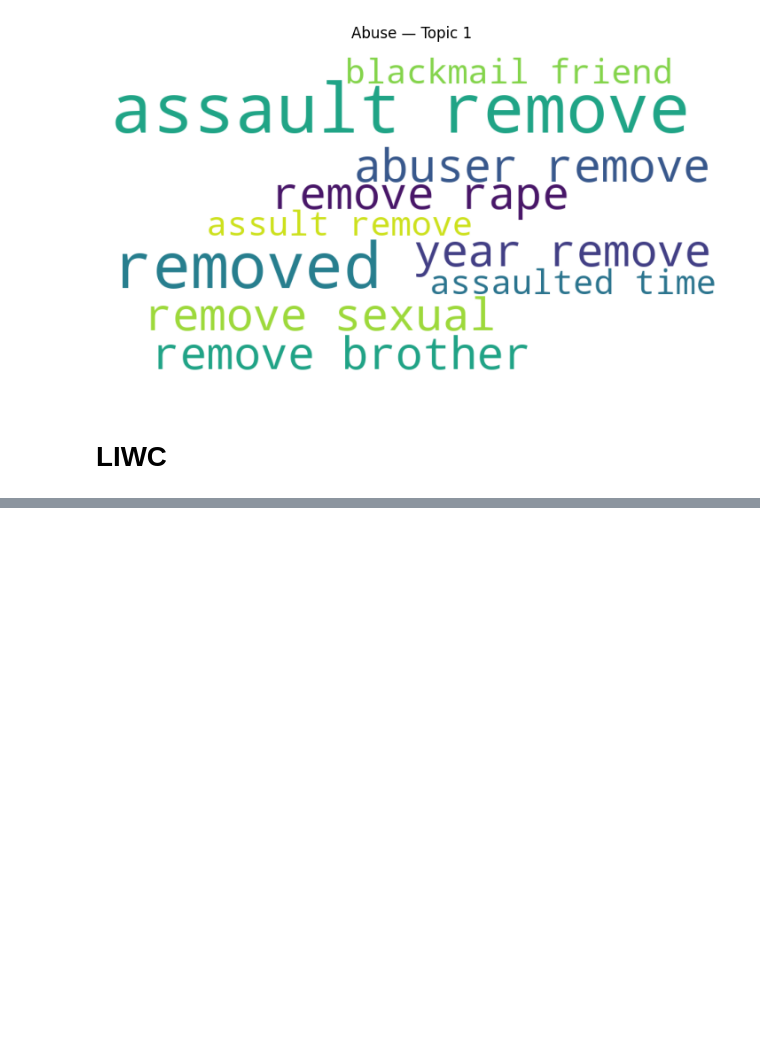
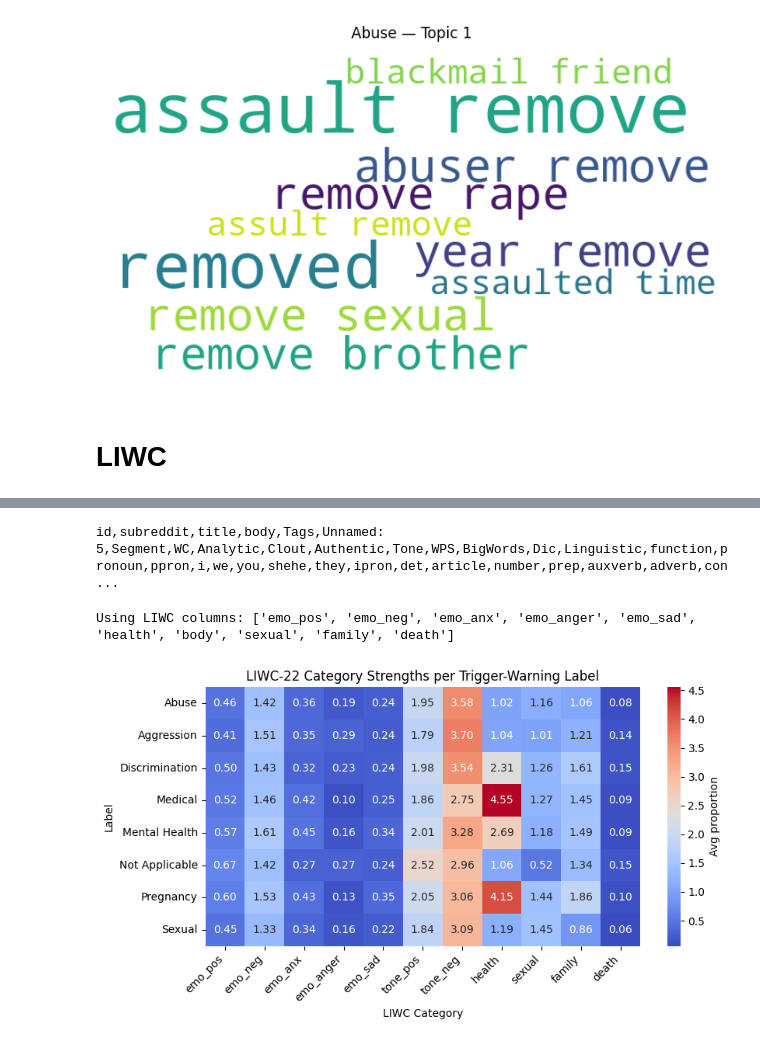
Before and after one commit to ShirleneRose/TriggerWarnings, a Jupyter notebook: jupyter-notebooks/linguistic_analysis.ipynb, the cells around one changed output, grey strips where cells are left out. Drawn from its saved outputs; the diff is of its cells as text; code cells hidden in the pictures; blank space fills up the shorter version.

Commit message:
LIWc-new

```diff
--- a/jupyter-notebooks/linguistic_analysis.ipynb
+++ b/jupyter-notebooks/linguistic_analysis.ipynb
@@ -1328,0 +1342,69 @@ Dropping 1 stale Empath/duplicate columns: ['body'] ...
+# %%
+for i in df.columns :
+    print(i, end=",")
+# %% [output]
+id,subreddit,title,body,Tags,Unnamed: 5,Segment,WC,Analytic,Clout,Authentic,Tone,WPS,BigWords,Dic,Linguistic,function,pronoun,ppron,i,we,you,shehe,they,ipron,det,article,number,prep,auxverb,adverb,con ...
+# %%
+# 1️⃣ Unify label column
+LABELS_COL = "Tags"   # edit if different
+df[LABELS_COL] = df[LABELS_COL].fillna("").astype(str)
+
+# 2️⃣ Build list-type labels (multi-label safe)
+df["labels_list"] = df[LABELS_COL].apply(lambda s: [t.strip() for t in s.split(",") if t.strip()])
+
+# 3️⃣ Pick key LIWC categories to visualize (short-paper subset)
+desired_liwc = [
+    "emo_pos","emo_neg","emo_anx","","emo_anger","emo_sad",
+    "health","body","sexual","family","social","death"
+]
+
+# Keep only those that exist
+use_cols = [c for c in desired_liwc if c in df.columns]
+print("Using LIWC columns:", use_cols)
+# %% [output]
+Using LIWC columns: ['emo_pos', 'emo_neg', 'emo_anx', 'emo_anger', 'emo_sad', 'health', 'body', 'sexual', 'family', 'death']
+# %%
+import pandas as pd, numpy as np, seaborn as sns, matplotlib.pyplot as plt
+
+# --- adjust if your label column is named differently ---
+LABELS_COL = "Tags"
+
+# Ensure multi-label list exists
+df[LABELS_COL] = df[LABELS_COL].fillna("").astype(str)
+df["labels_list"] = df[LABELS_COL].apply(lambda s: [t.strip() for t in s.split(",") if t.strip()])
+
+# Choose a compact LIWC subset (case-sensitive; adjust names to match your CSV headers)
+desired_liwc = [
+    "emo_pos","emo_neg","emo_anx","","emo_anger","emo_sad", "tone_pos","tone_neg",
+    "health","sexual","family","social","death"
+]
+use_cols = [c for c in desired_liwc if c in df.columns]
+if not use_cols:
+    raise ValueError("None of the desired LIWC columns found. Print df.columns and adjust names.")
+
+# Coerce to numeric and report any non-numeric entries that get NaN'ed
+non_numeric_report = {}
+for c in use_cols:
+    before_na = df[c].isna().sum()
+    df[c] = pd.to_numeric(df[c], errors="coerce")
+    after_na = df[c].isna().sum()
+    if after_na > before_na:
+        non_numeric_report[c] = int(after_na - before_na)
+
+if non_numeric_report:
+    print("ℹ️ Non-numeric values coerced to NaN in these columns:", non_numeric_report)
+
+# Build (label x LIWC) mean table
+expl = df.explode("labels_list")
+heat = expl.groupby("labels_list")[use_cols].mean(numeric_only=True).sort_index()
+
+# Plot
+plt.figure(figsize=(min(18, 2 + 0.6*len(use_cols)), 0.6*max(6, len(heat))))
+sns.heatmap(heat, cmap="coolwarm", annot=True, fmt=".02f", cbar_kws={"label": "Avg proportion"})
+plt.title("LIWC-22 Category Strengths per Trigger-Warning Label")
+plt.xlabel("LIWC Category"); plt.ylabel("Label")
+plt.xticks(rotation=45, ha="right")
+plt.tight_layout()
+plt.show()
+# %% [output]
+[figure, added]
```
Also changed, not shown: parts of 3 cells of this notebook, 1 other file.
